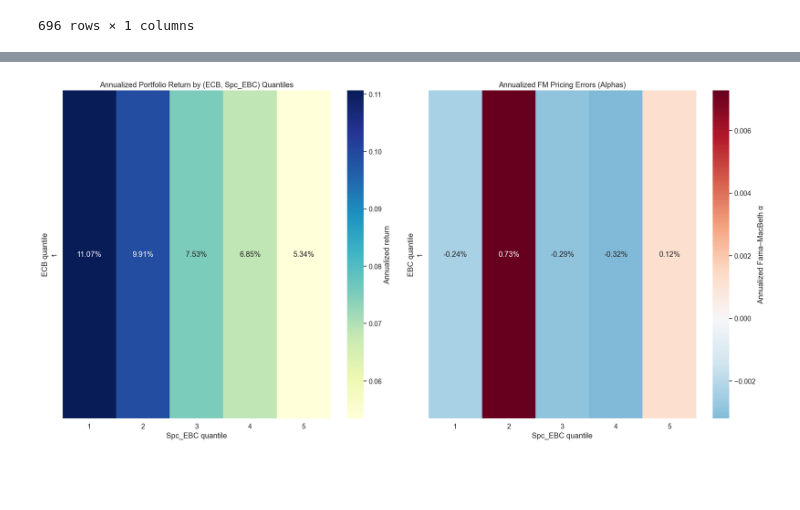
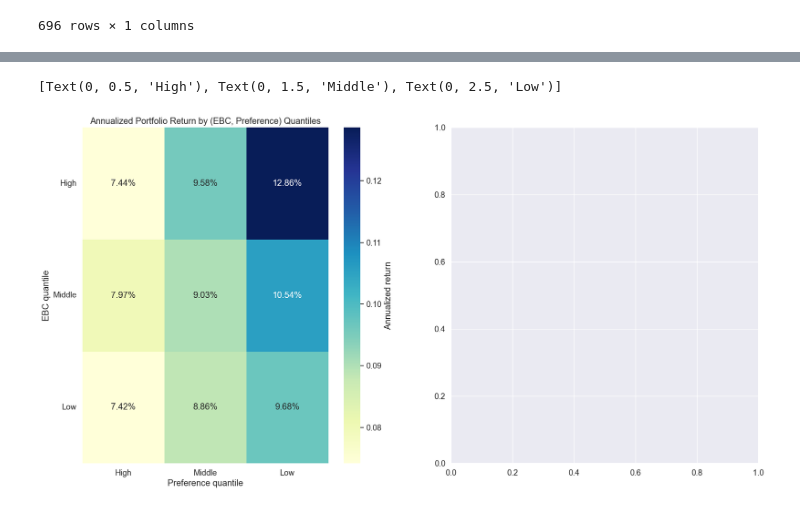
Before and after one commit to eviprous/Invesco-Research, a Jupyter notebook: Vibariate Sort.ipynb, the cells around one changed output, grey strips where cells are left out. Cells and saved outputs as stored; diff of their text form; code cells hidden in the pictures; blank space fills up the shorter version.

```diff
--- a/Vibariate Sort.ipynb
+++ b/Vibariate Sort.ipynb
@@ -208,8 +220,8 @@ dic2 = {"Spread Return": Betas_Cap_EBC}
 # - factor series (EBC, Cap_EBC) are available as DataFrames EBC and Cap_EBC used earlier
 
 # PARAMETERS
-n_q1 = 1
-n_q2 = 5
+n_q1 = 3
+n_q2 = 3
 min_assets_per_cell = 3  #require at least this many assets to compute a portfolio return
 
 # pick factor names (from your betas dicts)
@@ -253,13 +265,15 @@ for date in tqdm(sorted(dates_common), desc="forming portfolios"):
     # create quantiles robustly: try qcut, but fallback to rank-based if qcut fails
     def assign_q(series, nq):
         try:
-            return pd.qcut(series, nq, labels=False) + 1
+            q = pd.qcut(series, nq, labels=False) + 1
         except Exception:
             # fallback: rank / quantiles
             ranks = series.rank(method='first')
-            return pd.cut(ranks, bins=nq, labels=False) + 1
+            q = pd.cut(ranks, bins=nq, labels=False) + 1
+        return nq + 1 - q
 
     df['q1'] = assign_q(df['beta1'], n_q1)
+    print(df["q1"])
     df['q2'] = assign_q(df['beta2'], n_q2)
 
     # compute equal-weighted return for each cell
@@ -530,39 +710,47 @@ plt.show()
 # %%
 # annualize the grids
 mean_grid_annual = (1 + mean_grid.astype(float))**12 - 1
 alpha_grid_annual = (1 + alpha_grid.astype(float))**12 - 1
 
 # plot heatmaps
 fig, axes = plt.subplots(1, 2, figsize=(20, 10))
+
+labels = ['High', 'Middle', 'Low']
 
 # heatmap 1: mean returns annualized
 sns.heatmap(
     mean_grid_annual,
     ax=axes[0],
     cmap="YlGnBu",
     annot=True,
     fmt=".2%",
     cbar_kws={'label': 'Annualized return'}
 )
-axes[0].set_title("Annualized Portfolio Return by (ECB, Spc_EBC) Quantiles")
-axes[0].set_xlabel("Spc_EBC quantile")
-axes[0].set_ylabel("ECB quantile")
+axes[0].set_title("Annualized Portfolio Return by (EBC, Preference) Quantiles")
+axes[0].set_xlabel("Preference quantile")
+axes[0].set_ylabel("EBC quantile")
+axes[0].set_xticklabels(labels)
+axes[0].set_yticklabels(labels, rotation=0)
 
-# heatmap 2: FM alpha annualized
-sns.heatmap(
-    alpha_grid_annual,
-    ax=axes[1],
-    cmap="RdBu_r",
-    center=0,
-    annot=True,
-    fmt=".2%",
-    cbar_kws={'label': 'Annualized Fama–MacBeth α'}
-)
-axes[1].set_title("Annualized FM Pricing Errors (Alphas)")
-axes[1].set_xlabel("Spc_EBC quantile")
-axes[1].set_ylabel("EBC quantile")
 
-plt.tight_layout()
-plt.show()
+# # heatmap 2: FM alpha annualized
+# sns.heatmap(
+#     alpha_grid_annual,
+#     ax=axes[1],
+#     cmap="RdBu_r",
+#     center=0,
+#     annot=True,
+#     fmt=".2%",
+#     cbar_kws={'label': 'Annualized Fama–MacBeth α'}
+# )
+# axes[1].set_title("Annualized FM Pricing Errors (Alphas)")
+# axes[1].set_xlabel("Preference quantile")
+# axes[1].set_ylabel("EBC quantile")
+# axes[1].set_xticklabels(labels)
+# axes[1].set_yticklabels(labels, rotation=0)
+
+# plt.tight_layout()
+# plt.show()
 # %% [output]
+[Text(0, 0.5, 'High'), Text(0, 1.5, 'Middle'), Text(0, 2.5, 'Low')]
-[figure, old version]
+[figure, new version]
```
Also changed, not shown: parts of 7 cells of this notebook, 4 other files.
